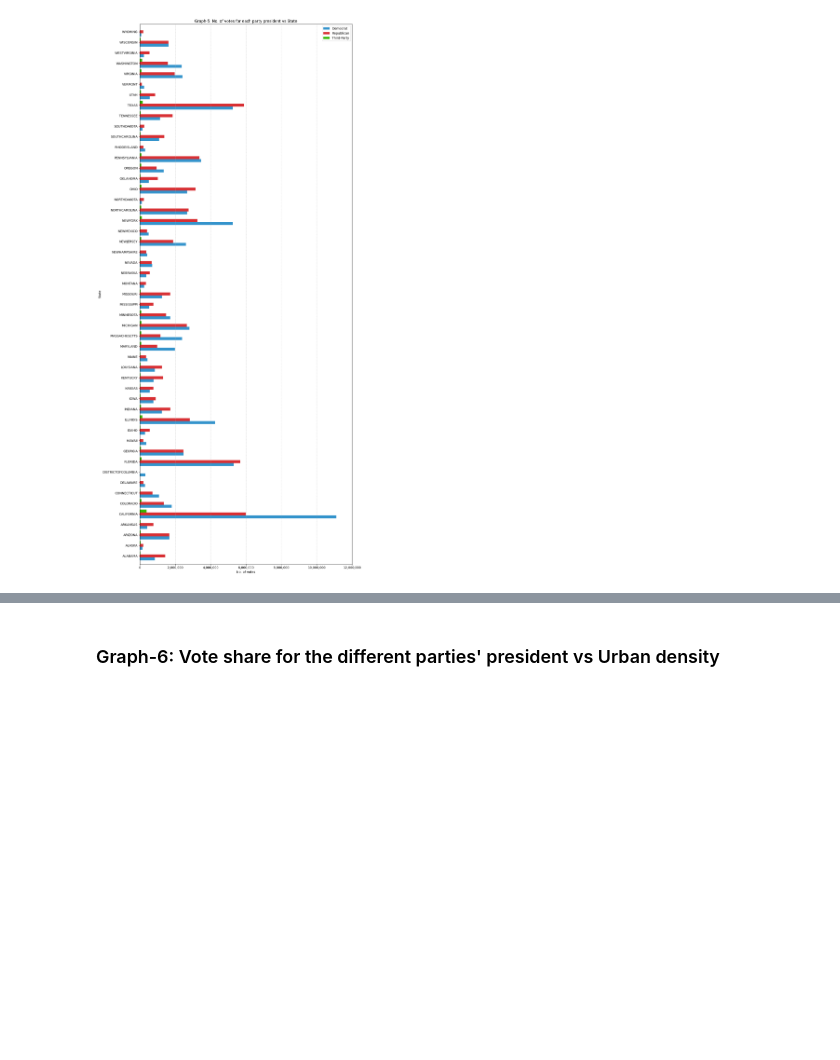
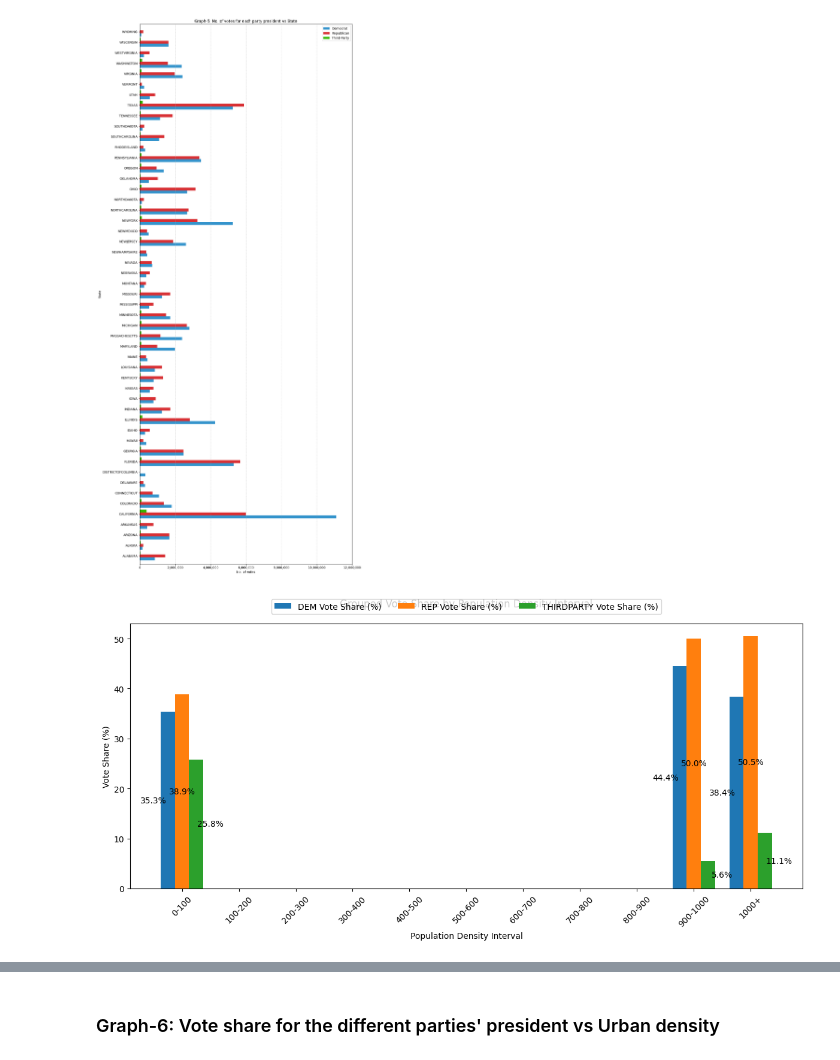
Before and after one commit to ECO225-W2025/eco225-project-code-marcus214, a Jupyter notebook: Project-One.ipynb, the cells around one changed output, grey strips where cells are left out. Drawn from its saved outputs; the diff is of its cells as text; code cells hidden in the pictures; blank space fills up the shorter version.

```diff
--- a/Project-One.ipynb
+++ b/Project-One.ipynb
@@ -428,3 +459,87 @@ plt.tight_layout()
 plt.show()
 # %% [output]
 [figure]
+# %%
+import pandas as pd
+import numpy as np
+import matplotlib.pyplot as plt
+
+# Create the DataFrame
+data_df = {
+    'County': ['AAA', 'BBB', 'CCC', 'DDD', 'EEE', 'FFF', 'GGG'],
+    'DEM_Vote': [150, 280, 339, 500, 1200, 800, 200],
+    'REP_Vote': [450, 109, 288, 700, 1500, 900, 300],
+    'THIRDPARTY_Vote': [18, 99, 444, 200, 300, 100, 50],
+    'Total_Vote': [618, 488, 1071, 1400, 3000, 1800, 550],
+    'Pop_Density': [78, 50, 32, 1200, 1500, 950, 1100]  # Added more population density values
+}
+data_df = pd.DataFrame(data_df)
+
+# Define custom bins for population density: 0-100 in steps of 100, and 1000+
+bins = list(range(0, 1100, 100)) + [np.inf]  # 0-100, 100-200, ..., 900-1000, 1000+
+
+# Assign each county to a population density bin
+data_df['Pop_Density_Bin'] = pd.cut(data_df['Pop_Density'], bins=bins, right=False)
+
+# Group by the population density bin and calculate the total votes for each party in each bin
+grouped = data_df.groupby('Pop_Density_Bin')[['DEM_Vote', 'REP_Vote', 'THIRDPARTY_Vote', 'Total_Vote']].sum()
+
+# Calculate the vote share percentage for each party in each bin
+grouped['DEM_Share'] = grouped['DEM_Vote'] / grouped['Total_Vote'] * 100
+grouped['REP_Share'] = grouped['REP_Vote'] / grouped['Total_Vote'] * 100
+grouped['THIRDPARTY_Share'] = grouped['THIRDPARTY_Vote'] / grouped['Total_Vote'] * 100
+
+# Plot the grouped bar chart
+fig, ax = plt.subplots(figsize=(12, 6))
+
+# Define the x-axis labels (bin intervals)
+x_labels = [f'{int(b.left)}-{int(b.right)}' if not np.isinf(b.right) else '1000+' for b in grouped.index]
+
+# Convert the vote share columns to NumPy arrays
+dem_share = grouped['DEM_Share'].values
+rep_share = grouped['REP_Share'].values
+thirdparty_share = grouped['THIRDPARTY_Share'].values
+
+# Define the width of each bar
+bar_width = 0.25  # Width of each individual bar
+
+# Define the positions for the bars
+x = np.arange(len(x_labels))  # x-axis positions for the groups
+
+# Plot the side-by-side bars
+ax.bar(x - bar_width, dem_share, width=bar_width, label='DEM Vote Share (%)')
+ax.bar(x, rep_share, width=bar_width, label='REP Vote Share (%)')
+ax.bar(x + bar_width, thirdparty_share, width=bar_width, label='THIRDPARTY Vote Share (%)')
+
+# Add values inside the bars
+def add_values(bars, offset=0):
+    for i, bar in enumerate(bars):
+        height = bar.get_height()
+        x_pos = bar.get_x() + bar.get_width() / 2 + offset
+        ax.text(x_pos, height / 2, f'{height:.1f}%', ha='center', va='center', color='black', fontsize=10)
+
+# Add values to each bar
+add_values(ax.containers[0], offset=-bar_width)  # DEM bars
+add_values(ax.containers[1], offset=0)           # REP bars
+add_values(ax.containers[2], offset=bar_width)   # THIRDPARTY bars
+
+# Add labels and title
+ax.set_xlabel('Population Density Interval')
+ax.set_ylabel('Vote Share (%)')
+ax.set_title('Grouped Vote Share by Population Density Interval', pad=20)  # Add padding to the title
+
+# Set x-axis ticks and labels
+ax.set_xticks(x)
+ax.set_xticklabels(x_labels)
+
+# Move the legend to the top in one row
+ax.legend(loc='lower center', bbox_to_anchor=(0.5, 1.02), ncol=3, fontsize='medium')
+
+# Rotate x-axis labels for better readability
+plt.xticks(rotation=45)
+
+# Show the plot
+plt.tight_layout()
+plt.show()
+# %% [output]
+[figure, added]
```
Also changed, not shown: parts of 13 cells of this notebook.
